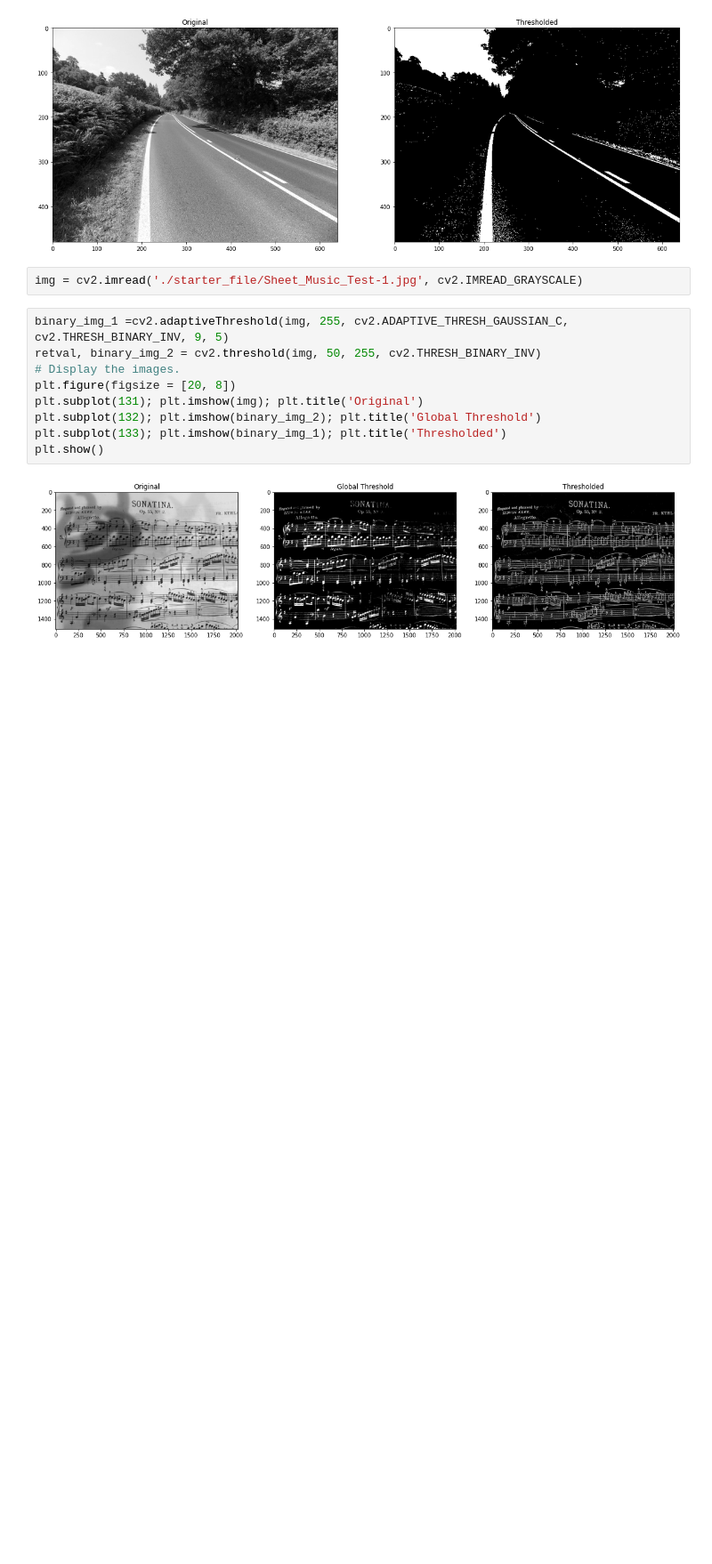
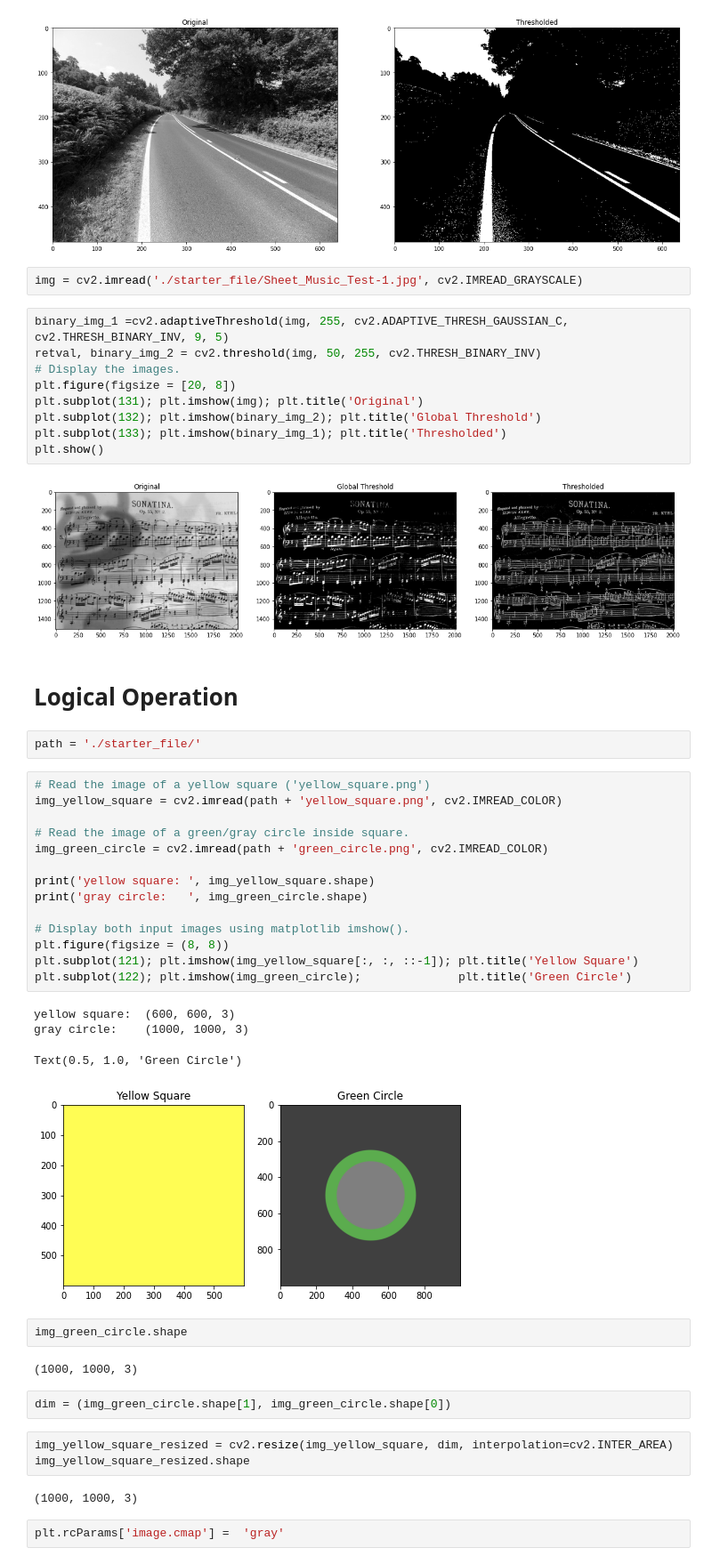
Before and after one commit to chinmaydas96/OpenCV-for-Beginner, a Jupyter notebook: Module-2/Test.ipynb, the cells around one changed output. Shown at 89% size. Drawn from its saved outputs; the diff is of its cells as text; blank space fills up the shorter version.

```diff
--- a/Module-2/Test.ipynb
+++ b/Module-2/Test.ipynb
@@ -101,3 +101,39 @@ plt.subplot(133); plt.imshow(binary_img_1); plt.title('Thresholded')
 plt.show()
 # %% [output]
 [figure]
+# %% [markdown]
+# Logical Operation
+# %%
+path = './starter_file/'
+# %%
+# Read the image of a yellow square ('yellow_square.png')
+img_yellow_square = cv2.imread(path + 'yellow_square.png', cv2.IMREAD_COLOR)
+
+# Read the image of a green/gray circle inside square.
+img_green_circle = cv2.imread(path + 'green_circle.png', cv2.IMREAD_COLOR)
+
+print('yellow square: ', img_yellow_square.shape)
+print('gray circle:   ', img_green_circle.shape)
+
+# Display both input images using matplotlib imshow().
+plt.figure(figsize = (8, 8))
+plt.subplot(121); plt.imshow(img_yellow_square[:, :, ::-1]); plt.title('Yellow Square')
+plt.subplot(122); plt.imshow(img_green_circle);              plt.title('Green Circle')
+# %% [output]
+yellow square:  (600, 600, 3)
+gray circle:    (1000, 1000, 3)
+Text(0.5, 1.0, 'Green Circle')
+[figure, added]
+# %%
+img_green_circle.shape
+# %% [output]
+(1000, 1000, 3)
+# %%
+dim = (img_green_circle.shape[1], img_green_circle.shape[0])
+# %%
+img_yellow_square_resized = cv2.resize(img_yellow_square, dim, interpolation=cv2.INTER_AREA)
+img_yellow_square_resized.shape
+# %% [output]
+(1000, 1000, 3)
+# %%
+plt.rcParams['image.cmap'] =  'gray'
```
Also changed, not shown: parts of 9 cells of this notebook.
